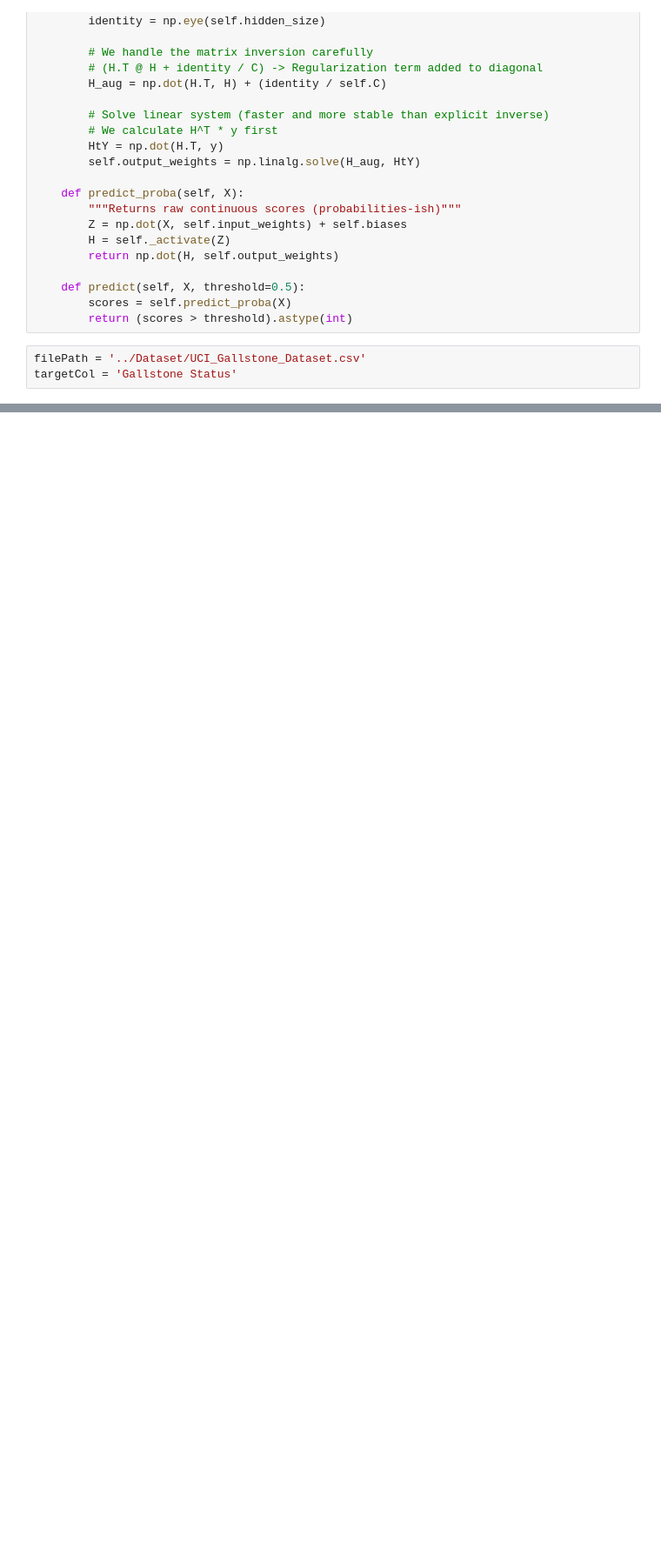
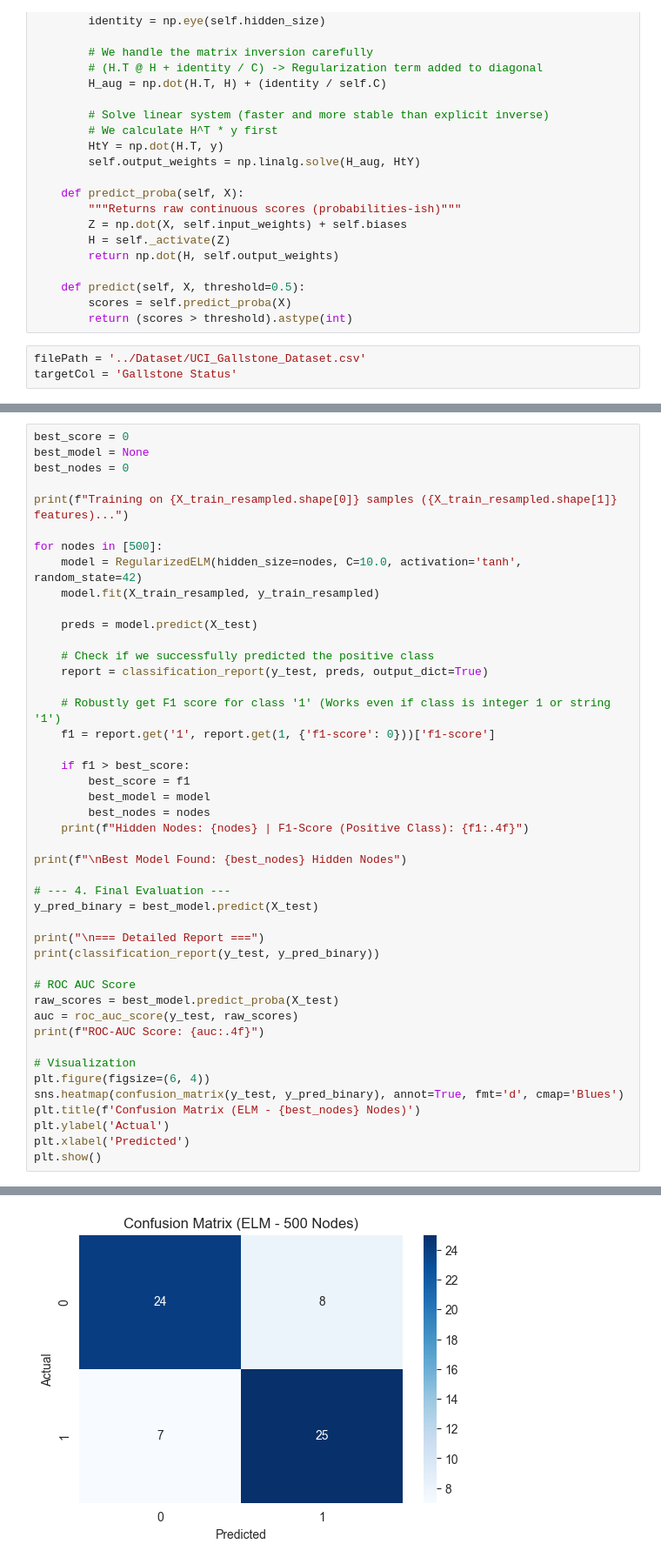
Before and after one commit to youquanneu/COMP3200_Individual_Project, a Jupyter notebook: Pipeline/ELM_Defined_Template.ipynb, the cells around one changed output, grey strips where cells are left out. Shown at 87% size. Cells and saved outputs as stored; diff of their text form; blank space fills up the shorter version.

```diff
--- a/Pipeline/ELM_Defined_Template.ipynb
+++ b/Pipeline/ELM_Defined_Template.ipynb
@@ -175,0 +129,46 @@ ROC-AUC Score: 0.7334
+# %%
+best_score = 0
+best_model = None
+best_nodes = 0
+
+print(f"Training on {X_train_resampled.shape[0]} samples ({X_train_resampled.shape[1]} features)...")
+
+for nodes in [500]:
+    model = RegularizedELM(hidden_size=nodes, C=10.0, activation='tanh', random_state=42)
+    model.fit(X_train_resampled, y_train_resampled)
+
+    preds = model.predict(X_test)
+
+    # Check if we successfully predicted the positive class
+    report = classification_report(y_test, preds, output_dict=True)
+
+    # Robustly get F1 score for class '1' (Works even if class is integer 1 or string '1')
+    f1 = report.get('1', report.get(1, {'f1-score': 0}))['f1-score']
+
+    if f1 > best_score:
+        best_score = f1
+        best_model = model
+        best_nodes = nodes
+    print(f"Hidden Nodes: {nodes} | F1-Score (Positive Class): {f1:.4f}")
+
+print(f"\nBest Model Found: {best_nodes} Hidden Nodes")
+
+# --- 4. Final Evaluation ---
+y_pred_binary = best_model.predict(X_test)
+
+print("\n=== Detailed Report ===")
+print(classification_report(y_test, y_pred_binary))
+
+# ROC AUC Score
+raw_scores = best_model.predict_proba(X_test)
+auc = roc_auc_score(y_test, raw_scores)
+print(f"ROC-AUC Score: {auc:.4f}")
+
+# Visualization
+plt.figure(figsize=(6, 4))
+sns.heatmap(confusion_matrix(y_test, y_pred_binary), annot=True, fmt='d', cmap='Blues')
+plt.title(f'Confusion Matrix (ELM - {best_nodes} Nodes)')
+plt.ylabel('Actual')
+plt.xlabel('Predicted')
+plt.show()
+# %% [output]
@@ -175,0 +191 @@ ROC-AUC Score: 0.7334
+[figure, added]
```
Also changed, not shown: parts of 5 cells of this notebook, 7 other files.
